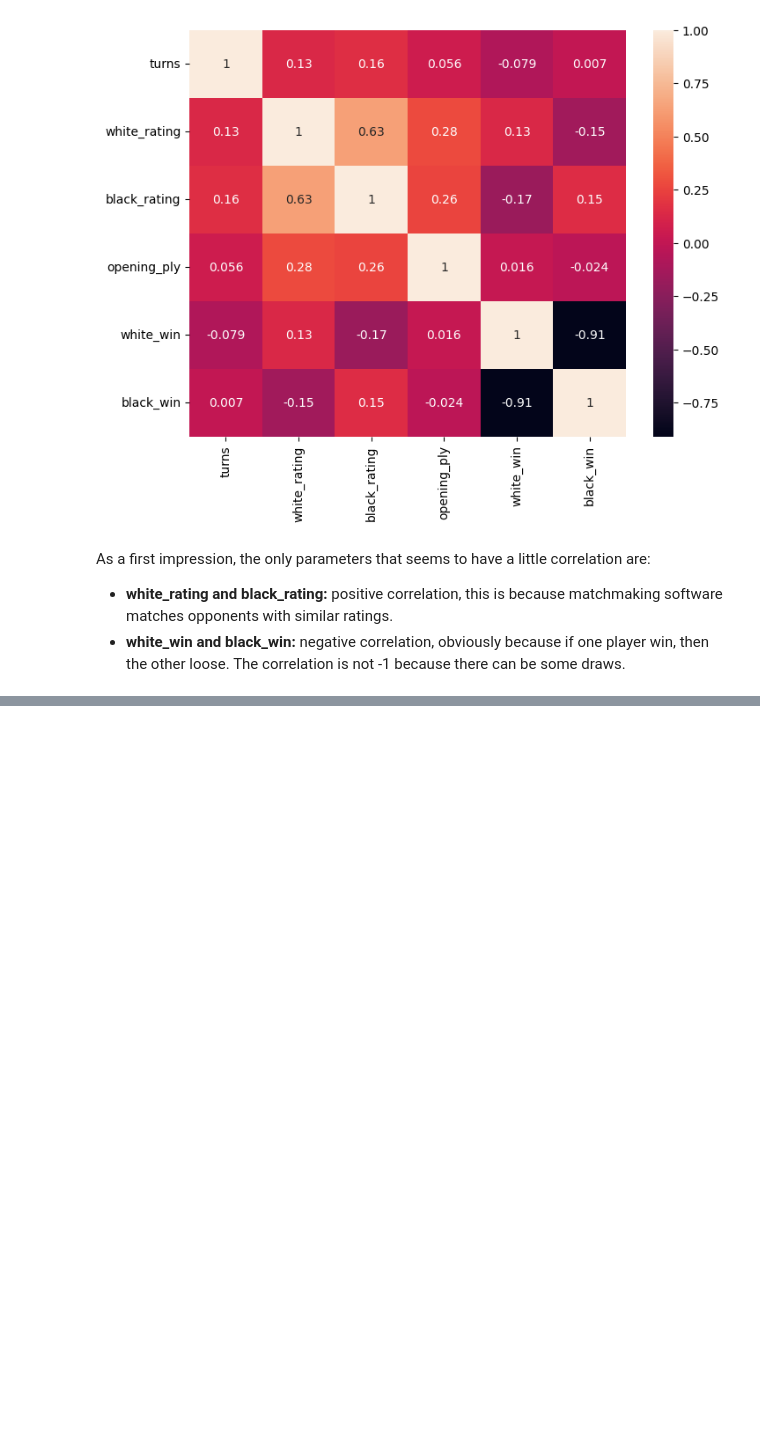
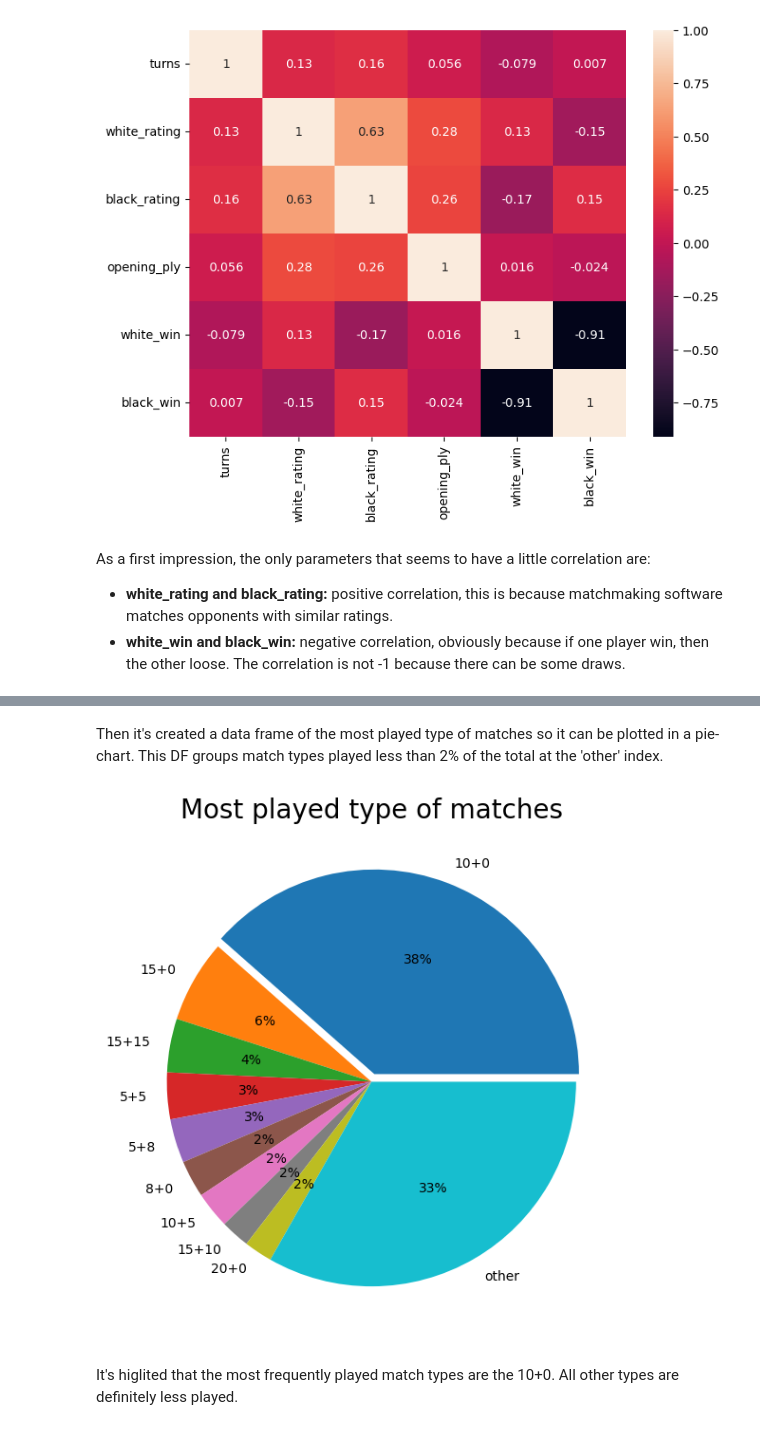
Before and after one commit to andreamurari/chess_project_off, a Jupyter notebook: chess_project_off.ipynb, the cells around one changed output, grey strips where cells are left out. Drawn from its saved outputs; the diff is of its cells as text; code cells hidden in the pictures; blank space fills up the shorter version.

```diff
--- a/chess_project_off.ipynb
+++ b/chess_project_off.ipynb
@@ -114,0 +136,21 @@ As a first impression, the only parameters that seems to have a little correlati
+# %% [markdown]
+Then it's created a data frame of the most played type of matches so it can be plotted in a pie-chart. This DF groups match types played less than 2% of the total at the 'other' index.
+# %%
+most_played_df = chess_df['increment_code'].value_counts()[most_played_mask]
+# %%
+other = chess_df['increment_code'].value_counts().sum()- most_played_df.sum()
+other_dict={'other':other}
+other_series = pd.Series(other_dict)
+# %%
+all_type_df = most_played_df.append(other_series, ignore_index= False)
+# %%
+plt.figure(figsize = (7,7))
+explode = (0.04, 0, 0, 0, 0, 0, 0, 0, 0, 0)
+plt.pie(all_type_df, labels = all_type_df.index, explode = explode, autopct = '%i%%')
+plt.title('Most played type of matches', fontdict={'fontsize':'20'})
+
+plt.show()
+# %% [output]
+[figure, added]
+# %% [markdown]
+It's higlited that the most frequently played match types are the 10+0. All other types are definitely less played.
```
Also changed, not shown: parts of 9 cells of this notebook.
